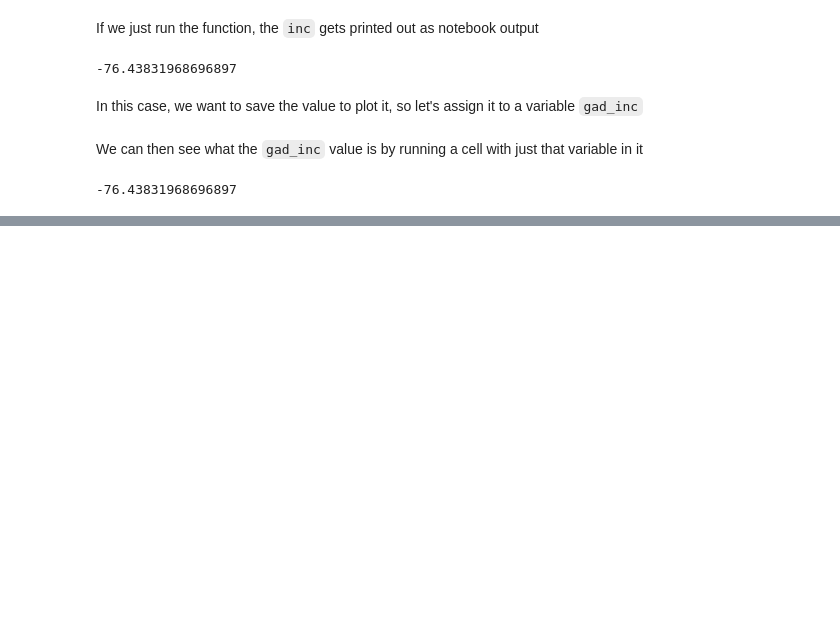
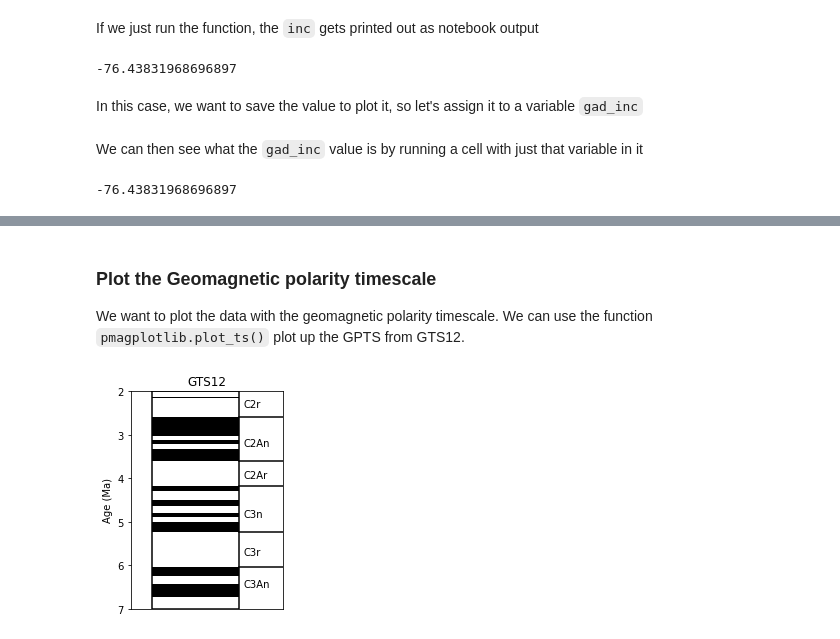
Before and after one commit to PmagPy/2023_MagIC_Tutorial, a Jupyter notebook: 3_PmagPy_in_action/magnetostratigraphy/magnetostratigraphy.ipynb, the cells around one changed output, grey strips where cells are left out. Saved outputs shown, nothing was run; the diff lists cells and outputs as text; code cells hidden in the pictures; blank space fills up the shorter version.

````diff
--- a/3_PmagPy_in_action/magnetostratigraphy/magnetostratigraphy.ipynb
+++ b/3_PmagPy_in_action/magnetostratigraphy/magnetostratigraphy.ipynb
@@ -167,0 +189,9 @@ ages = ages[(ages['tiepoint_height']<-depth_min)&(ages['tiepoint_height']>-depth
+# %% [markdown]
+### Plot the Geomagnetic polarity timescale
+
+We want to plot the data with the geomagnetic polarity timescale. We can use the function ```pmagplotlib.plot_ts()``` plot up the GPTS from GTS12.
+# %%
+ax1 = plt.subplot(1,2,1)
+pmagplotlib.plot_ts(ax1, 2, 7, timescale='gts12')
+# %% [output]
+[figure, added]
````
Also changed, not shown: parts of 22 cells of this notebook, 1 other file.
